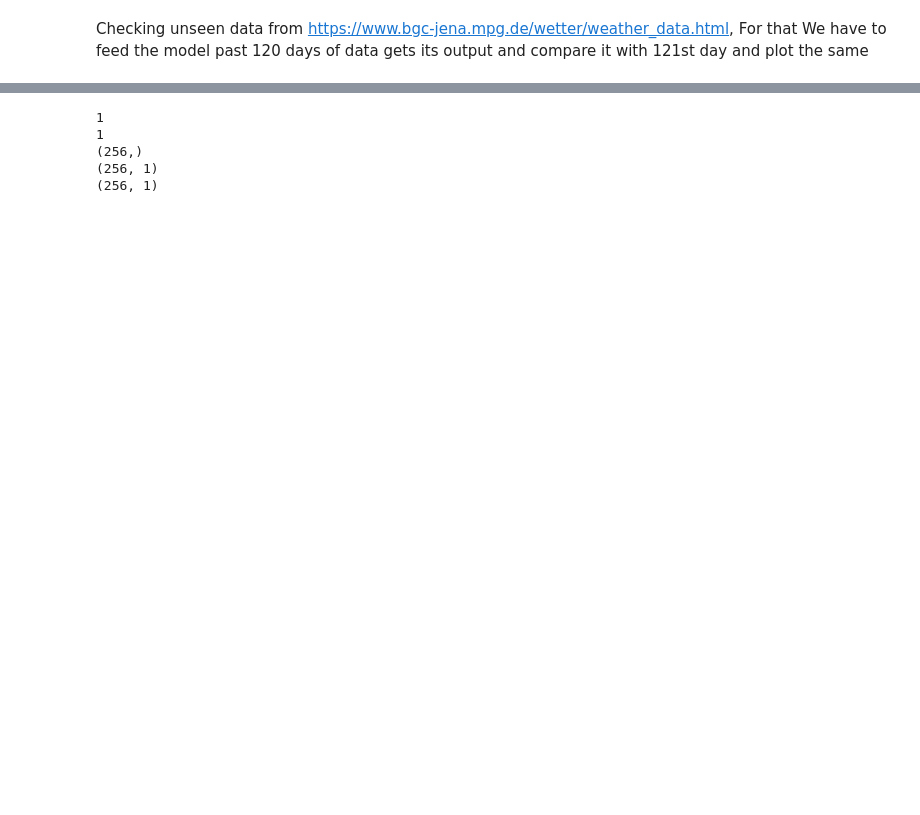
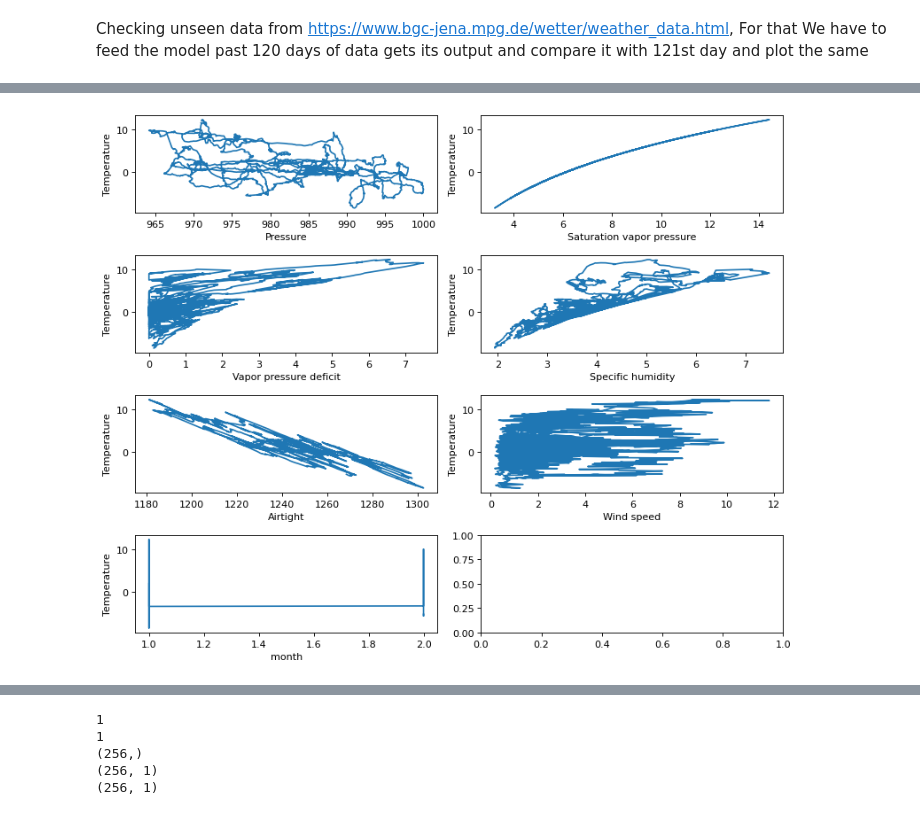
Before and after one commit to amandatta16/WeatherPrediction, a Jupyter notebook: WeatherForecast.ipynb, the cells around one changed output, grey strips where cells are left out. Drawn from its saved outputs; the diff is of its cells as text; code cells hidden in the pictures; blank space fills up the shorter version.

```diff
--- a/WeatherForecast.ipynb
+++ b/WeatherForecast.ipynb
@@ -399 +437,6 @@ Using downloaded and verified file: ./data/single_2021.csv.zip
 5387
+# %%
+df['date'] = pd.to_datetime(df['Date Time'], format='%d.%m.%Y %H:%M:%S')
+print (df['date'].dtype)
+df['month'] = df['date'].dt.month
+df.head()
@@ -400,3 +451,7 @@ Using downloaded and verified file: ./data/single_2021.csv.zip
+# %%
+temperatureToFeatureVisualization(df)
+# %% [output]
+[figure, added]
 # %%
 input_features = []
 for i in od:
```
Also changed, not shown: parts of 19 cells of this notebook.
